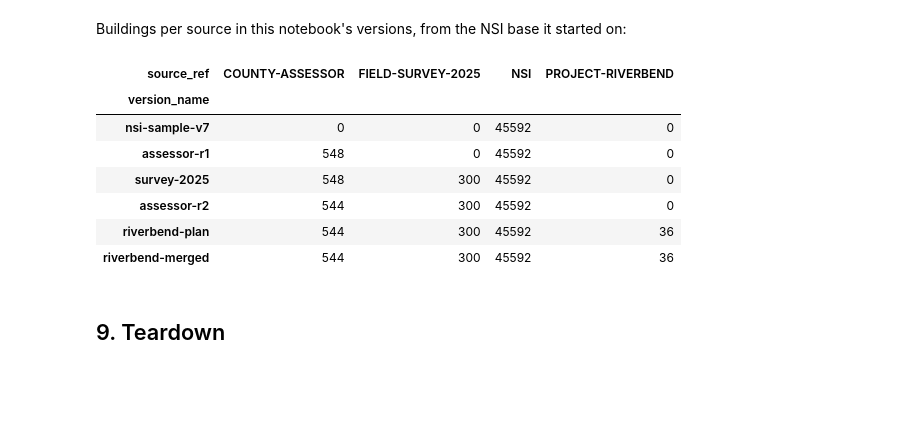
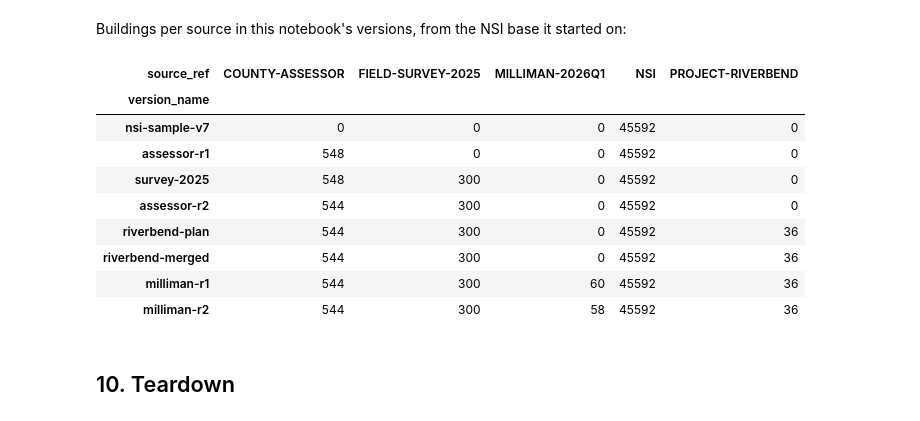
Before and after one commit to fema-ffrd/rqm-data-model, a Jupyter notebook: notebooks/03_multi_source_demo.ipynb, the cells around one changed output. Drawn from its saved outputs; the diff is of its cells as text; code cells hidden in the pictures; blank space fills up the shorter version.

Commit message:
multi-source sidecar functionality

```diff
--- a/notebooks/03_multi_source_demo.ipynb
+++ b/notebooks/03_multi_source_demo.ipynb
@@ -120,7 +129,7 @@ from sources import SpecError, load_spec, parse_spec
 from synthetic_sources import generate_all
 from versioning import file_sha256
 
-DRIVER_MEMORY = "8g"
+DRIVER_MEMORY = "2g"
 settings = SparkSettings(
     warehouse=WAREHOUSE,
     catalog=CATALOG,
@@ -782,26 +1040,30 @@ Buildings per source in this notebook's versions, from the NSI base it started o
 # %%
 v.source_counts(spark, CATALOG).toPandas().pivot(
     index="version_name", columns="source_ref", values="n_buildings"
 ).fillna(0).astype(int).loc[
     [
         BASE_VERSION,
         "assessor-r1",
         "survey-2025",
         "assessor-r2",
         "riverbend-plan",
         "riverbend-merged",
+        "milliman-r1",
+        "milliman-r2",
     ]
 ]
 # %% [output]
-| source_ref | COUNTY-ASSESSOR | FIELD-SURVEY-2025 | NSI | PROJECT-RIVERBEND |
-| version_name |  |  |  |  |
-| nsi-sample-v7 | 0 | 0 | 45592 | 0 |
-| assessor-r1 | 548 | 0 | 45592 | 0 |
-| survey-2025 | 548 | 300 | 45592 | 0 |
-| assessor-r2 | 544 | 300 | 45592 | 0 |
-| riverbend-plan | 544 | 300 | 45592 | 36 |
-| riverbend-merged | 544 | 300 | 45592 | 36 |
+| source_ref | COUNTY-ASSESSOR | FIELD-SURVEY-2025 | MILLIMAN-2026Q1 | NSI | PROJECT-RIVERBEND |
+| version_name |  |  |  |  |  |
+| nsi-sample-v7 | 0 | 0 | 0 | 45592 | 0 |
+| assessor-r1 | 548 | 0 | 0 | 45592 | 0 |
+| survey-2025 | 548 | 300 | 0 | 45592 | 0 |
+| assessor-r2 | 544 | 300 | 0 | 45592 | 0 |
+| riverbend-plan | 544 | 300 | 0 | 45592 | 36 |
+| riverbend-merged | 544 | 300 | 0 | 45592 | 36 |
+| milliman-r1 | 544 | 300 | 60 | 45592 | 36 |
+| milliman-r2 | 544 | 300 | 58 | 45592 | 36 |
 # %% [markdown]
-## 9. Teardown
+## 10. Teardown
 # %%
 spark.stop()
```
Also changed, not shown: parts of 21 cells of this notebook, 24 other files.
